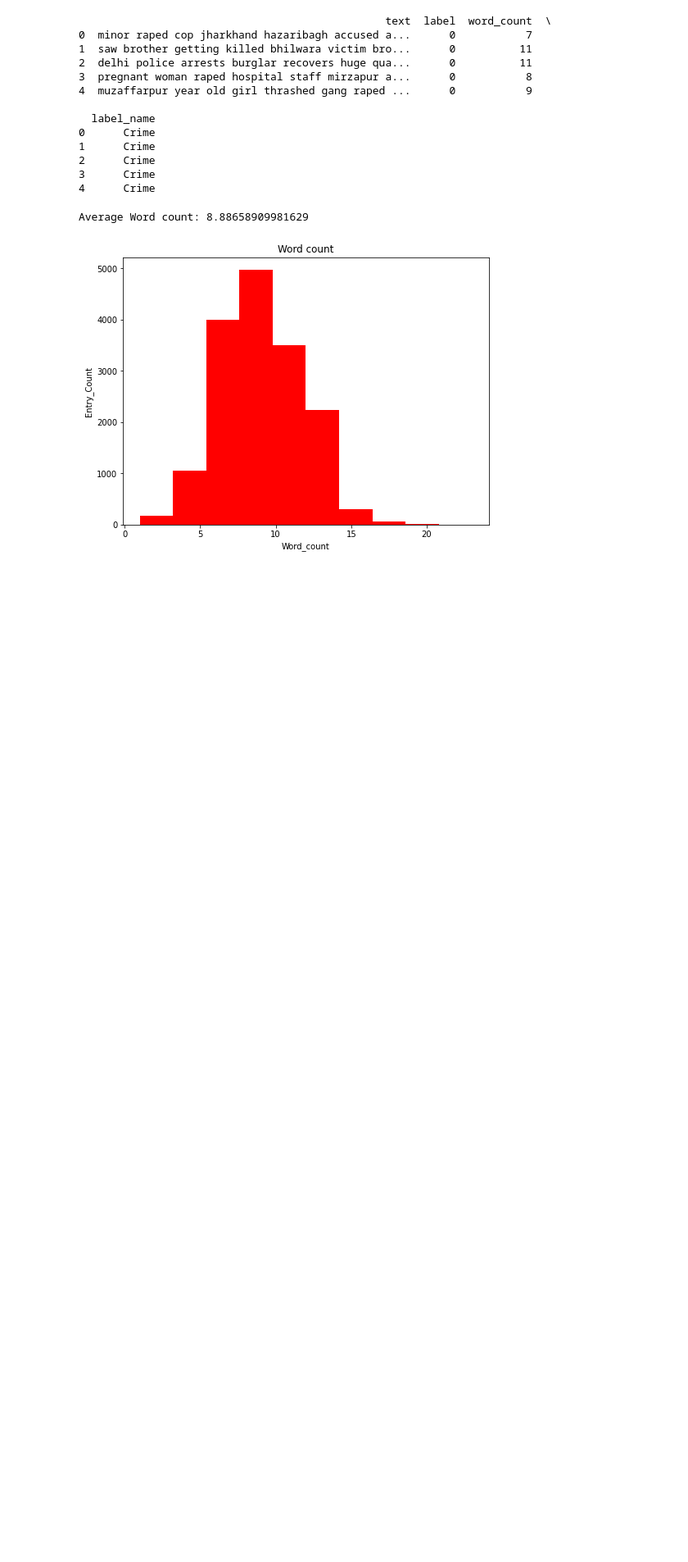
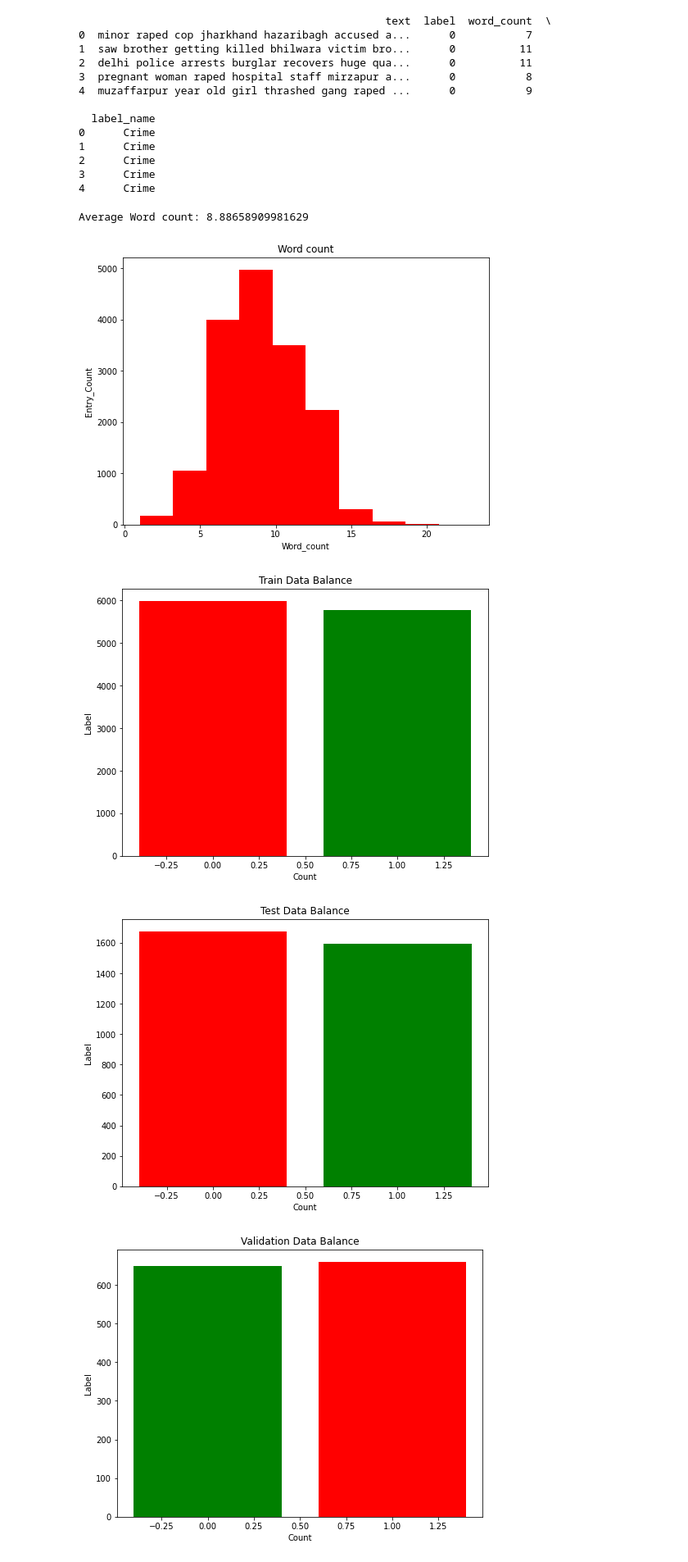
Before and after one commit to aviral1599/Web-GIS, a Jupyter notebook: NLP_Models/lstm.ipynb, the cells around one changed output. Shown: that part at 82% size. Drawn from its saved outputs; the diff is of its cells as text; code cells hidden in the pictures; blank space fills up the shorter version.

```diff
--- a/NLP_Models/lstm.ipynb
+++ b/NLP_Models/lstm.ipynb
@@ -155,3 +154,33 @@ x_train,x_test,y_train,y_test = train_test_split(filtered_df['text'], filtered_d
+# %%
+x_train_val,x_test,y_train_val,y_test = train_test_split(filtered_df['text'], filtered_df['label'], test_size=TEST_SIZE,shuffle=True)
+x_train,x_val,y_train,y_val = train_test_split(x_train_val, y_train_val, test_size=VALIDATION_SIZE,shuffle=True)
+
+train_label_counts = y_train.value_counts()
+test_label_counts = y_test.value_counts()
+val_label_counts = y_val.value_counts()
+
+plt.figure(figsize=(8, 6))
+plt.bar(train_label_counts.index, train_label_counts, color=['red', 'green'])
+plt.xlabel('Count')
+plt.ylabel('Label')
+plt.title('Train Data Balance')
+plt.show()
+plt.figure(figsize=(8, 6))
+plt.bar(test_label_counts.index, test_label_counts, color=['red', 'green'])
+plt.xlabel('Count')
+plt.ylabel('Label')
+plt.title('Test Data Balance')
+plt.show()
+plt.figure(figsize=(8, 6))
+plt.bar(val_label_counts.index, val_label_counts, color=['red', 'green'])
+plt.xlabel('Count')
+plt.ylabel('Label')
+plt.title('Validation Data Balance')
+plt.show()
+# %% [output]
+[figure, added]
+[figure, added]
+[figure, added]
 # %%
 def tokenise(tokenizer, data, maxlen=MAX_SEQUENCE_LENGTH, padding=PADDING_TYPE, truncating=TRUNC_TYPE):
     data_sequences = tokenizer.texts_to_sequences(data)
```
Also changed, not shown: parts of 8 cells of this notebook.
